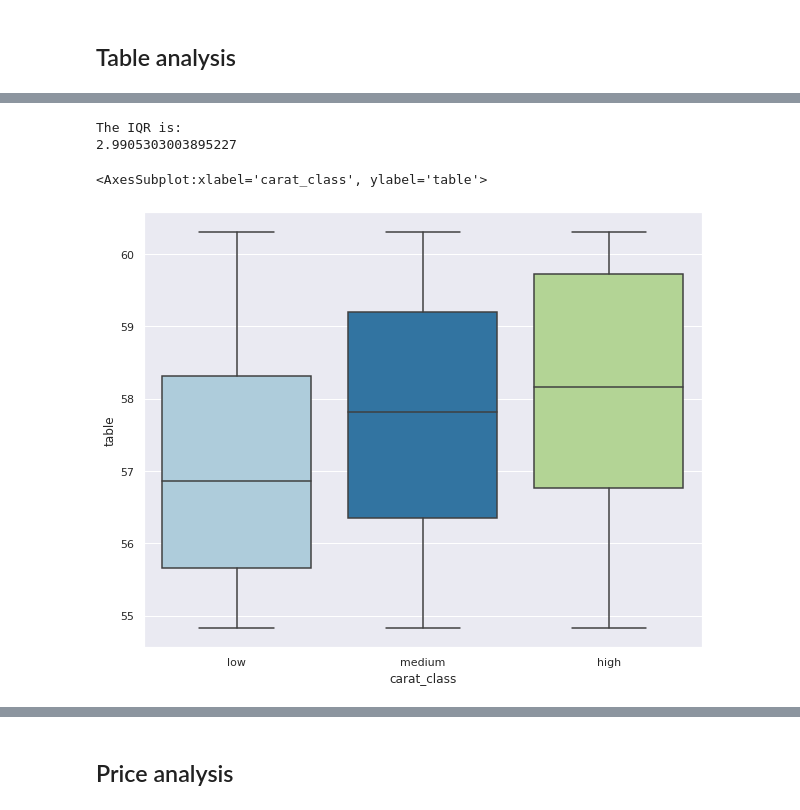
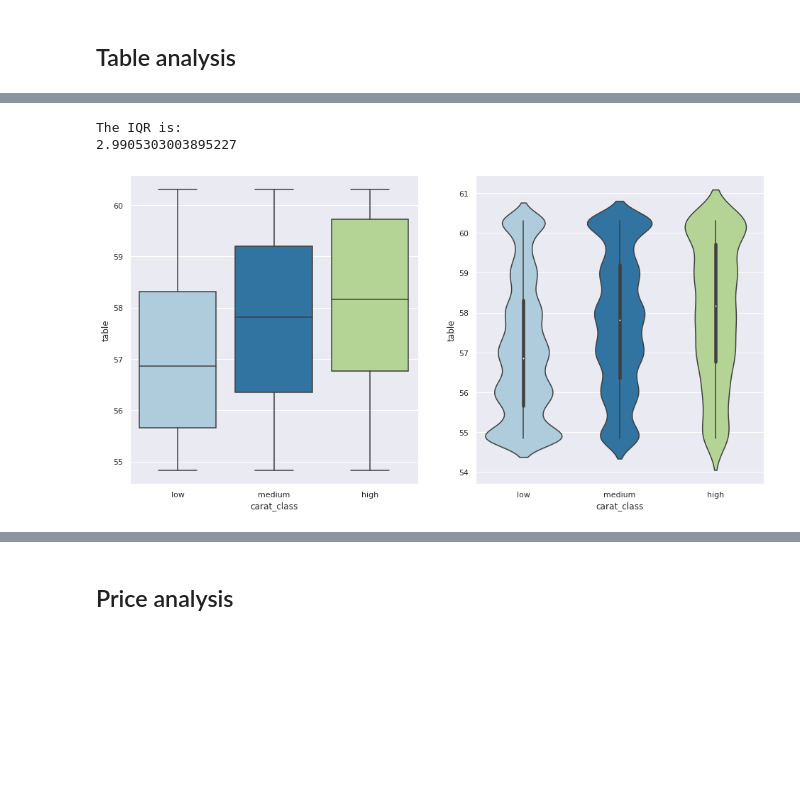
Before and after one commit to mattecora/DiamondClassifier, a Jupyter notebook: sagemaker/ExploratoryDataAnalysis.ipynb, the cells around one changed output, grey strips where cells are left out. Drawn from its saved outputs; the diff is of its cells as text; code cells hidden in the pictures; blank space fills up the shorter version.

```diff
--- a/sagemaker/ExploratoryDataAnalysis.ipynb
+++ b/sagemaker/ExploratoryDataAnalysis.ipynb
@@ -5,6 +5,7 @@ import pandas as pd
 import numpy as np
 from matplotlib import pyplot as plt
 import seaborn as sns
+sns.set_theme("notebook")
 
 from sklearn.impute import SimpleImputer
 from sklearn.preprocessing import LabelEncoder, OrdinalEncoder
@@ -169,5 +197,5 @@ plt.show()
 # %%
-tmp_df = train
+tmp_df = train.copy()
 # %% [markdown]
 ## Cut analysis
 # %%
@@ -240,4 +292,4 @@ plt.show()
 [figure]
 # %%
 #Fill NULL values
-tmp_df[feature] = train[feature].fillna(train[feature].mode()[0]) # fill null values with the mode
+tmp_df[feature] = train[feature].fillna(train[feature].mode()[0],inplace = False) # fill null values with the mode
@@ -487,23 +544,23 @@ plt.show()
 # %%
 # interquantile range
 Q1 = train[feature].quantile(0.25)
 Q3 = train[feature].quantile(0.75)
 IQR = Q3 - Q1
 print('The IQR is:')
 print(IQR)
 
 #NULL values
 tmp_df[feature] = train[feature].fillna(train[feature].mean()) # fill null values with the mean
 
 #Anomalies
 P10 = tmp_df[feature].quantile(0.1)
 P90 = tmp_df[feature].quantile(0.9)
 tmp_df[feature] = tmp_df[feature].apply(lambda x: P90 if x > P90 else P10 if x < P10 else x)
-fig,ax = plt.subplots(1,1, figsize = (10,8))
-display(sns.boxplot(x= target, y= feature, data=tmp_df, order = ['low', 'medium','high']))
+fig,ax = plt.subplots(1,2, figsize = (16,8))
+sns.boxplot(x= target, y= feature, data=tmp_df, order = ['low', 'medium','high'], ax = ax[0])
+sns.violinplot(x= target, y= feature, data=tmp_df, order = ['low', 'medium','high'], ax = ax[1])
 plt.show()
 # %% [output]
 The IQR is:
 2.9905303003895227
-<AxesSubplot:xlabel='carat_class', ylabel='table'>
-[figure, old version]
+[figure, new version]
```
Also changed, not shown: parts of 49 cells of this notebook, 1 other file.
